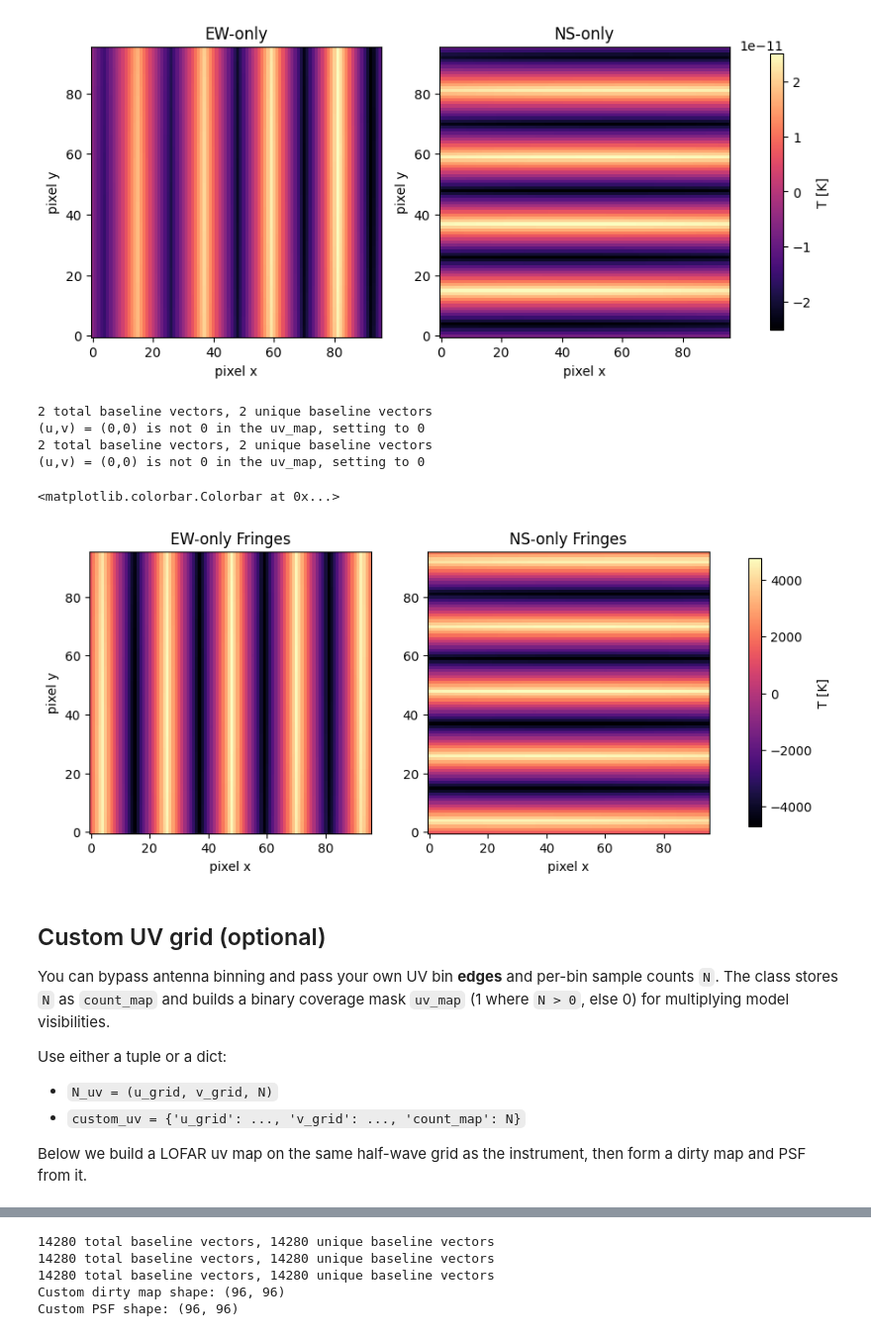
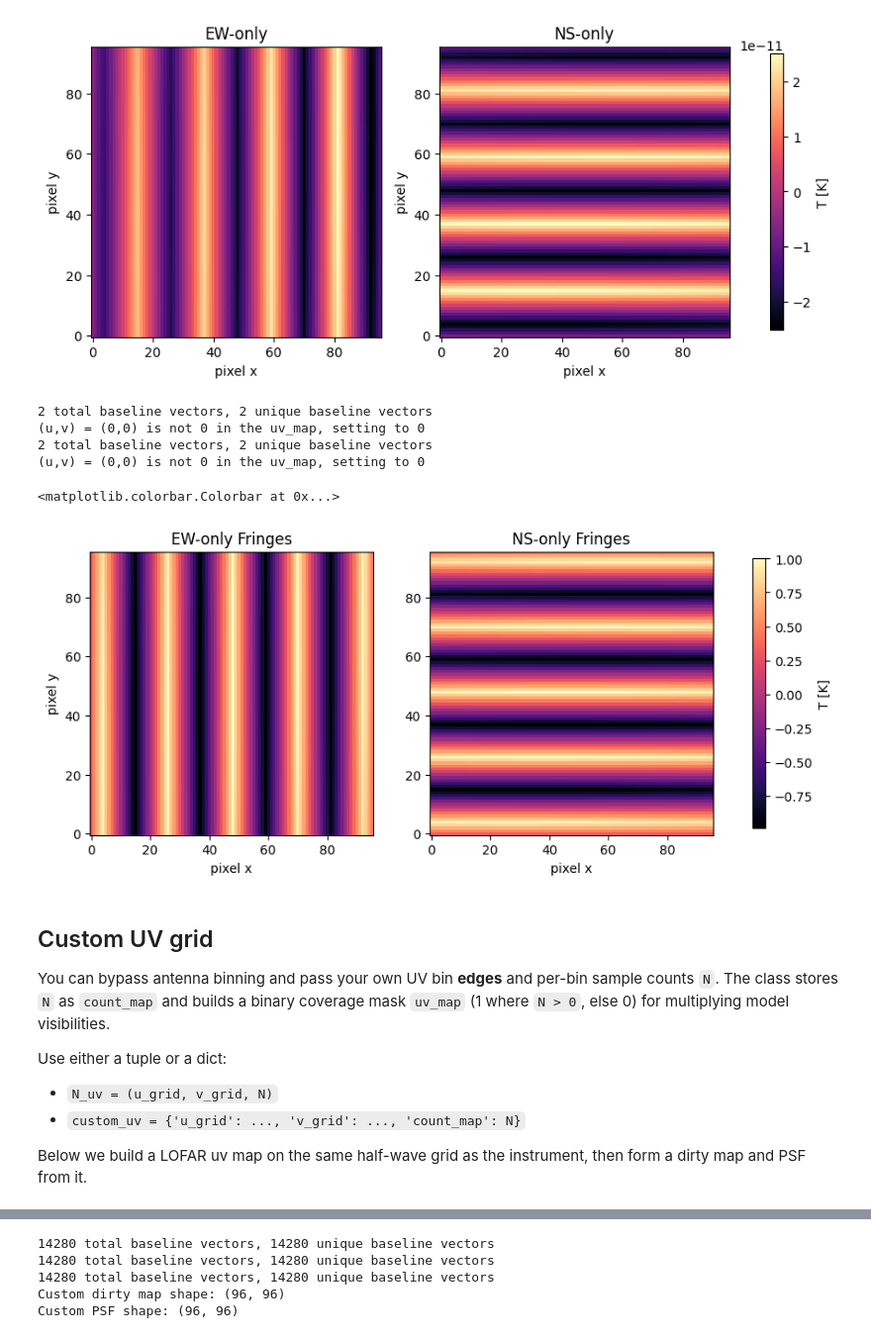
Before and after one commit to McGill-Cosmic-Dawn-Group/LIMstat, a Jupyter notebook: tutorials/tutorial_interferometer.ipynb, the cells around one changed output, grey strips where cells are left out. Shown at 99% size. Saved outputs shown, nothing was run; the diff lists cells and outputs as text; code cells hidden in the pictures.

```diff
--- a/tutorials/tutorial_interferometer.ipynb
+++ b/tutorials/tutorial_interferometer.ipynb
@@ -581,30 +581,30 @@ plt.colorbar(im1, ax=axes, label='T [K]', shrink=0.85)
 # %%
 # output PSF for east west and north south
 
-psf_ew = inst_ew.get_psf(freq)
-psf_ns = inst_ns.get_psf(freq)
+psf_ew = inst_ew.get_psf(freq, peak_normalize=True)
+psf_ns = inst_ns.get_psf(freq, peak_normalize=True)
 
 fig, axes = plt.subplots(1, 2, figsize=(11, 4.5))
 
 im0 = axes[0].imshow(psf_ew, origin='lower', cmap='magma')
 axes[0].set_title('EW-only Fringes')
 axes[0].set_xlabel('pixel x')
 axes[0].set_ylabel('pixel y')
 
 im1 = axes[1].imshow(psf_ns, origin='lower', cmap='magma')
 axes[1].set_title('NS-only Fringes')
 axes[1].set_xlabel('pixel x')
 
 plt.colorbar(im1, ax=axes, label='T [K]', shrink=0.85)
 # %% [output]
 2 total baseline vectors, 2 unique baseline vectors
 (u,v) = (0,0) is not 0 in the uv_map, setting to 0
 2 total baseline vectors, 2 unique baseline vectors
 (u,v) = (0,0) is not 0 in the uv_map, setting to 0
 <matplotlib.colorbar.Colorbar at 0x...>
-[figure, old version]
+[figure, new version]
 # %% [markdown]
-## Custom UV grid (optional)
+## Custom UV grid
 
 You can bypass antenna binning and pass your own UV bin **edges** and per-bin sample counts ``N``. The class stores ``N`` as ``count_map`` and builds a binary coverage mask ``uv_map`` (1 where ``N > 0``, else 0) for multiplying model visibilities.
 
```
Also changed, not shown: parts of 1 cell of this notebook, 4 other files.
